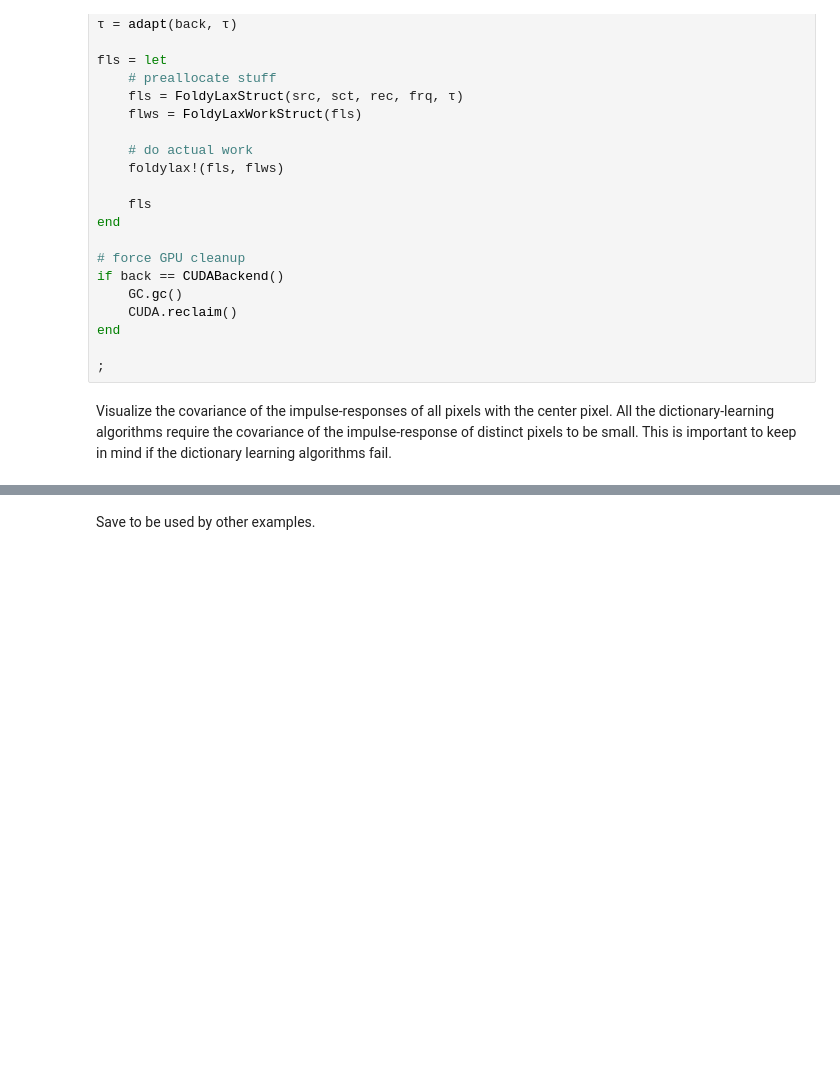
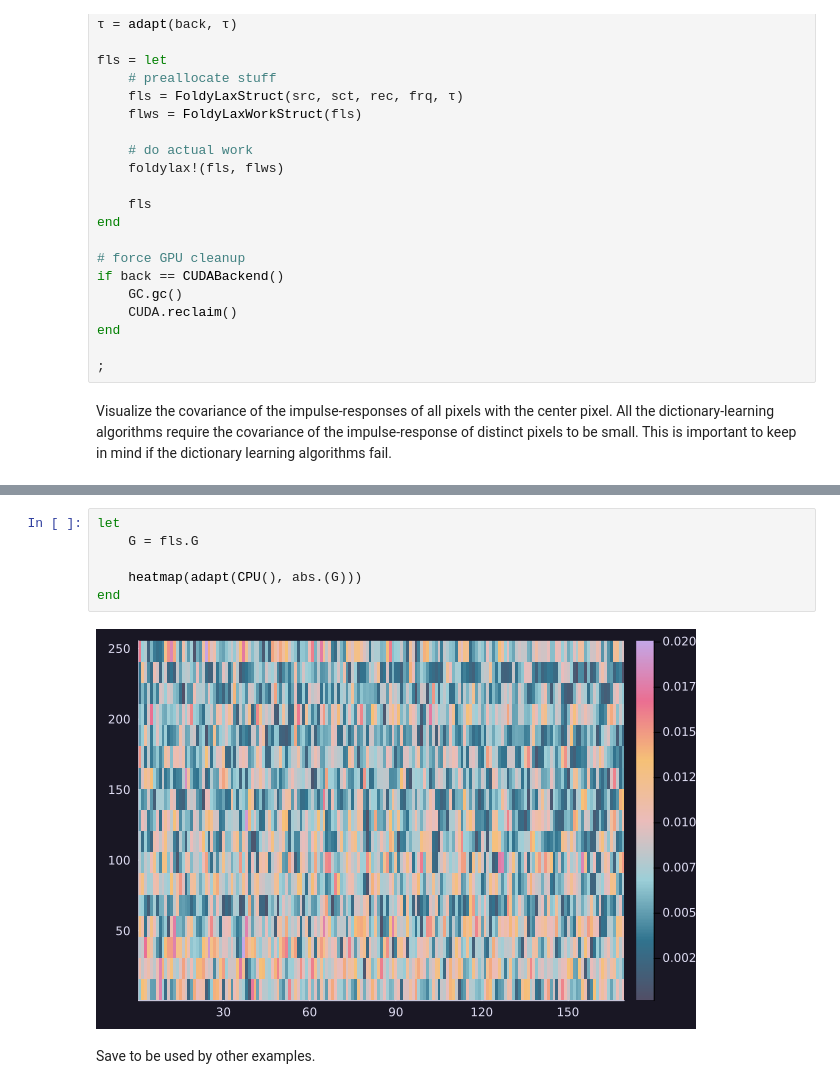
Before and after one commit to brandon-feder/dictionary-learning, a Jupyter notebook: examples/foldy-lax/foldy-lax.ipynb, the cells around one changed output, grey strips where cells are left out. Saved outputs shown, nothing was run; the diff lists cells and outputs as text; blank space fills up the shorter version.

```diff
--- a/examples/foldy-lax/foldy-lax.ipynb
+++ b/examples/foldy-lax/foldy-lax.ipynb
@@ -126,3 +122,11 @@ end
+# %%
+let
+    G = fls.G
+
+    heatmap(adapt(CPU(), abs.(G)))
+end
+# %% [output]
+[figure, added]
 # %% [markdown]
 Save to be used by other examples.
 # %%
```
Also changed, not shown: parts of 3 cells of this notebook, 1 other file.
